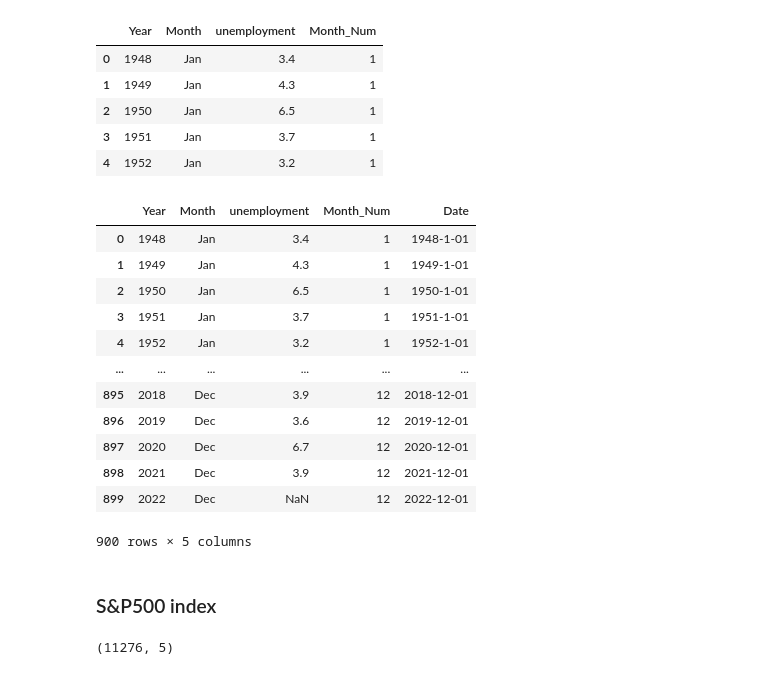
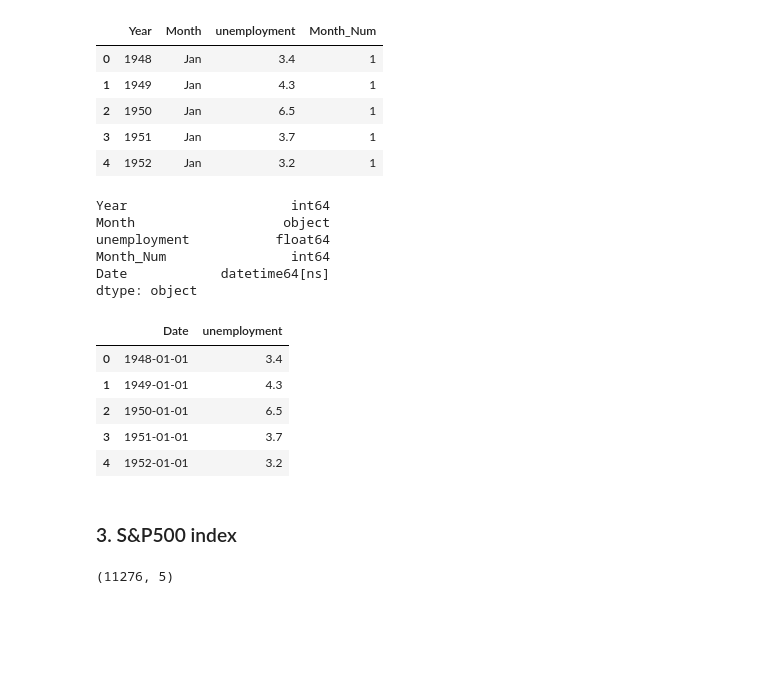
Before and after one commit to danhphan/gp_experiments, a Jupyter notebook: experiments/_data_preprocessing.ipynb, the cells around one changed output. Drawn from its saved outputs; the diff is of its cells as text; code cells hidden in the pictures; blank space fills up the shorter version.

```diff
--- a/experiments/_data_preprocessing.ipynb
+++ b/experiments/_data_preprocessing.ipynb
@@ -63,24 +66,29 @@ uem_df.head()
 | 4 | 1952 | Jan | 3.2 | 1 |
 # %%
 uem_df["Date"] = uem_df["Year"].astype(str) + "-" + uem_df["Month_Num"].astype(str) + "-" + "01"
+# %%
+uem_df["Date"] = pd.to_datetime(uem_df["Date"])
+# %%
+uem_df.dtypes
+# %% [output]
+Year                     int64
+Month                   object
+unemployment           float64
+Month_Num                int64
+Date            datetime64[ns]
+dtype: object
 # %%
-uem_df
+uem_df = uem_df[["Date", "unemployment"]]
+uem_df.head()
 # %% [output]
-|  | Year | Month | unemployment | Month_Num | Date |
-| 0 | 1948 | Jan | 3.4 | 1 | 1948-1-01 |
-| 1 | 1949 | Jan | 4.3 | 1 | 1949-1-01 |
-| 2 | 1950 | Jan | 6.5 | 1 | 1950-1-01 |
-| 3 | 1951 | Jan | 3.7 | 1 | 1951-1-01 |
-| 4 | 1952 | Jan | 3.2 | 1 | 1952-1-01 |
-| ... | ... | ... | ... | ... | ... |
-| 895 | 2018 | Dec | 3.9 | 12 | 2018-12-01 |
-| 896 | 2019 | Dec | 3.6 | 12 | 2019-12-01 |
-| 897 | 2020 | Dec | 6.7 | 12 | 2020-12-01 |
-| 898 | 2021 | Dec | 3.9 | 12 | 2021-12-01 |
-| 899 | 2022 | Dec | NaN | 12 | 2022-12-01 |
+|  | Date | unemployment |
+| 0 | 1948-01-01 | 3.4 |
+| 1 | 1949-01-01 | 4.3 |
+| 2 | 1950-01-01 | 6.5 |
+| 3 | 1951-01-01 | 3.7 |
+| 4 | 1952-01-01 | 3.2 |
-900 rows × 5 columns
 # %% [markdown]
-### S&P500 index
+### 3. S&P500 index
 # %%
 sp5_df = pd.read_csv("../data/economy/sp500.csv")
 sp5_df.shape
```
Also changed, not shown: parts of 28 cells of this notebook, 1 other file.
